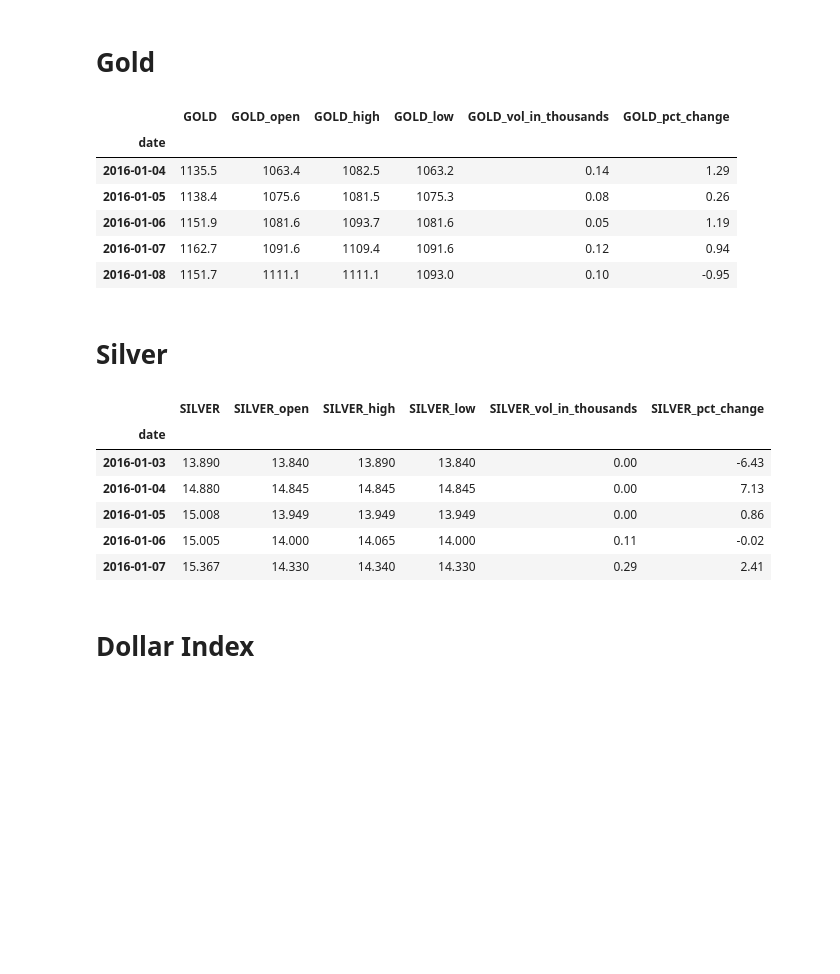
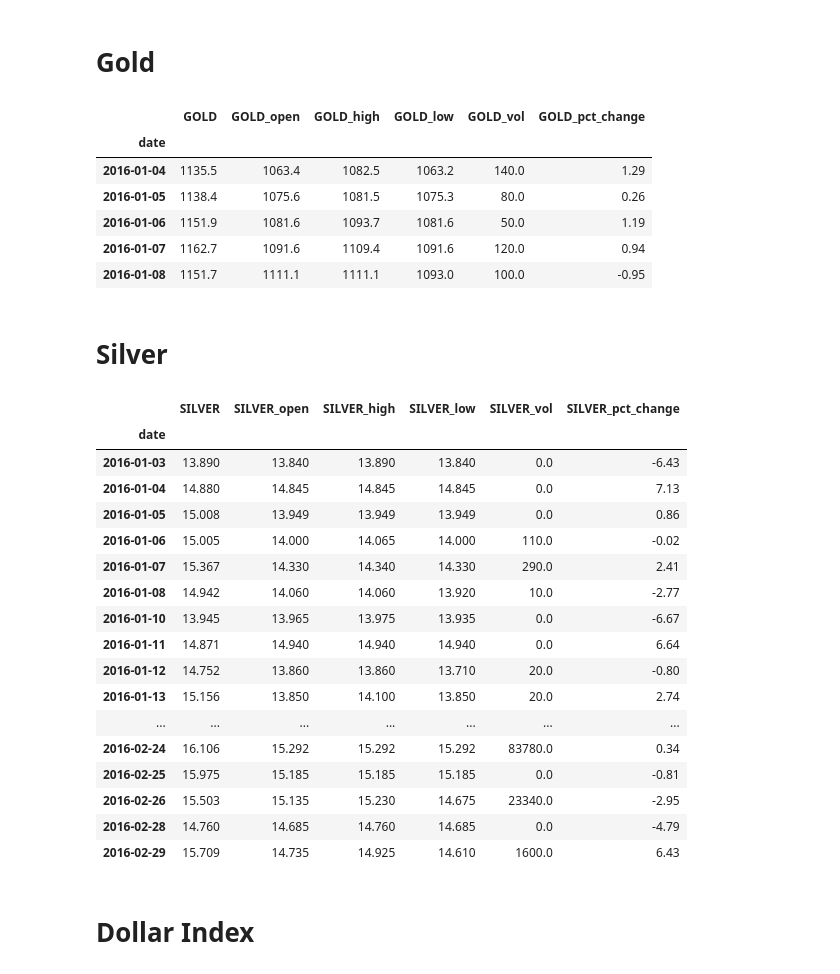
Before and after one commit to HendersonRichardK/Project2, a Jupyter notebook: combining_data.ipynb, the cells around one changed output. Cells and saved outputs as stored; diff of their text form; code cells hidden in the pictures; blank space fills up the shorter version.

Commit message:
Updated data to be consistent in terms of millions, billions, and thousands.

```diff
--- a/combining_data.ipynb
+++ b/combining_data.ipynb
@@ -111,48 +113,61 @@ gold_df = pd.read_csv(gold_data)
 gold_df.rename(columns={'Date':'date'}, inplace=True)
 gold_df['date'] = pd.to_datetime(gold_df['date'])
 gold_df = gold_df.set_index('date')
-gold_df = gold_df.rename(columns={'Price': 'GOLD', 'Change %':'GOLD_pct_change', 'Vol.':'GOLD_vol_in_thousands', 'Low':'GOLD_low', 'High':'GOLD_high', 'Open':'GOLD_open'}).sort_values(by='date')
+gold_df = gold_df.rename(columns={'Price': 'GOLD', 'Change %':'GOLD_pct_change', 'Vol.':'GOLD_vol', 'Low':'GOLD_low', 'High':'GOLD_high', 'Open':'GOLD_open'}).sort_values(by='date')
 gold_df = gold_df.loc["2016-01-01":"2020-06-30"]
 gold_df['GOLD'] = gold_df['GOLD'].str.replace(',', '').astype(float)
 gold_df['GOLD_pct_change'] = gold_df['GOLD_pct_change'].str.replace('%', '').astype(float)
-gold_df['GOLD_vol_in_thousands'] = gold_df['GOLD_vol_in_thousands'].str.replace('-', '0')
-gold_df['GOLD_vol_in_thousands'] = gold_df['GOLD_vol_in_thousands'].str.replace('K', '')
-gold_df['GOLD_vol_in_thousands'] = gold_df['GOLD_vol_in_thousands'].astype(float)
+gold_df['GOLD_vol'] = gold_df['GOLD_vol'].str.replace('-', '0')
+gold_df['GOLD_vol'] = gold_df['GOLD_vol'].str.replace('.', '')
+gold_df['GOLD_vol'] = gold_df['GOLD_vol'].str.replace('K', '0')
+gold_df['GOLD_vol'] = gold_df['GOLD_vol'].astype(float)
 gold_df['GOLD_low'] = gold_df['GOLD_low'].str.replace(',', '').astype(float)
 gold_df['GOLD_high'] = gold_df['GOLD_high'].str.replace(',', '').astype(float)
 gold_df['GOLD_open'] = gold_df['GOLD_open'].str.replace(',', '').astype(float)
 gold_df.head()
 # %% [output]
-|  | GOLD | GOLD_open | GOLD_high | GOLD_low | GOLD_vol_in_thousands | GOLD_pct_change |
+|  | GOLD | GOLD_open | GOLD_high | GOLD_low | GOLD_vol | GOLD_pct_change |
 | date |  |  |  |  |  |  |
-| 2016-01-04 | 1135.5 | 1063.4 | 1082.5 | 1063.2 | 0.14 | 1.29 |
-| 2016-01-05 | 1138.4 | 1075.6 | 1081.5 | 1075.3 | 0.08 | 0.26 |
-| 2016-01-06 | 1151.9 | 1081.6 | 1093.7 | 1081.6 | 0.05 | 1.19 |
-| 2016-01-07 | 1162.7 | 1091.6 | 1109.4 | 1091.6 | 0.12 | 0.94 |
-| 2016-01-08 | 1151.7 | 1111.1 | 1111.1 | 1093.0 | 0.10 | -0.95 |
+| 2016-01-04 | 1135.5 | 1063.4 | 1082.5 | 1063.2 | 140.0 | 1.29 |
+| 2016-01-05 | 1138.4 | 1075.6 | 1081.5 | 1075.3 | 80.0 | 0.26 |
+| 2016-01-06 | 1151.9 | 1081.6 | 1093.7 | 1081.6 | 50.0 | 1.19 |
+| 2016-01-07 | 1162.7 | 1091.6 | 1109.4 | 1091.6 | 120.0 | 0.94 |
+| 2016-01-08 | 1151.7 | 1111.1 | 1111.1 | 1093.0 | 100.0 | -0.95 |
 # %% [markdown]
 # Silver
 # %%
 silver_data = Path("Data/1_data_cleanup/silver.csv")
 silver_df = pd.read_csv(silver_data)
 silver_df.rename(columns={'Date':'date'}, inplace=True)
 silver_df['date'] = pd.to_datetime(silver_df['date'])
 silver_df = silver_df.set_index('date')
-silver_df = silver_df.rename(columns={'Price': 'SILVER', 'Change %':'SILVER_pct_change', 'Vol.':'SILVER_vol_in_thousands', 'Low':'SILVER_low', 'High':'SILVER_high', 'Open':'SILVER_open'}).sort_values(by='date')
+silver_df = silver_df.rename(columns={'Price': 'SILVER', 'Change %':'SILVER_pct_change', 'Vol.':'SILVER_vol', 'Low':'SILVER_low', 'High':'SILVER_high', 'Open':'SILVER_open'}).sort_values(by='date')
 silver_df = silver_df.loc["2016-01-01":"2020-06-30"]
 silver_df['SILVER_pct_change'] = silver_df['SILVER_pct_change'].str.replace('%', '').astype(float)
-silver_df['SILVER_vol_in_thousands'] = silver_df['SILVER_vol_in_thousands'].str.replace('-', '0')
-silver_df['SILVER_vol_in_thousands'] = silver_df['SILVER_vol_in_thousands'].str.replace('K', '')
-silver_df['SILVER_vol_in_thousands'] = silver_df['SILVER_vol_in_thousands'].astype(float)
-silver_df.head()
+silver_df['SILVER_vol'] = silver_df['SILVER_vol'].str.replace('-', '0')
+silver_df['SILVER_vol'] = silver_df['SILVER_vol'].str.replace('.', '')
+silver_df['SILVER_vol'] = silver_df['SILVER_vol'].str.replace('K', '0')
+silver_df['SILVER_vol'] = silver_df['SILVER_vol'].astype(float)
+silver_df.head(50)
 # %% [output]
-|  | SILVER | SILVER_open | SILVER_high | SILVER_low | SILVER_vol_in_thousands | SILVER_pct_change |
+|  | SILVER | SILVER_open | SILVER_high | SILVER_low | SILVER_vol | SILVER_pct_change |
 | date |  |  |  |  |  |  |
-| 2016-01-03 | 13.890 | 13.840 | 13.890 | 13.840 | 0.00 | -6.43 |
-| 2016-01-04 | 14.880 | 14.845 | 14.845 | 14.845 | 0.00 | 7.13 |
-| 2016-01-05 | 15.008 | 13.949 | 13.949 | 13.949 | 0.00 | 0.86 |
-| 2016-01-06 | 15.005 | 14.000 | 14.065 | 14.000 | 0.11 | -0.02 |
-| 2016-01-07 | 15.367 | 14.330 | 14.340 | 14.330 | 0.29 | 2.41 |
+| 2016-01-03 | 13.890 | 13.840 | 13.890 | 13.840 | 0.0 | -6.43 |
+| 2016-01-04 | 14.880 | 14.845 | 14.845 | 14.845 | 0.0 | 7.13 |
+| 2016-01-05 | 15.008 | 13.949 | 13.949 | 13.949 | 0.0 | 0.86 |
+| 2016-01-06 | 15.005 | 14.000 | 14.065 | 14.000 | 110.0 | -0.02 |
+| 2016-01-07 | 15.367 | 14.330 | 14.340 | 14.330 | 290.0 | 2.41 |
+| 2016-01-08 | 14.942 | 14.060 | 14.060 | 13.920 | 10.0 | -2.77 |
+| 2016-01-10 | 13.945 | 13.965 | 13.975 | 13.935 | 0.0 | -6.67 |
+| 2016-01-11 | 14.871 | 14.940 | 14.940 | 14.940 | 0.0 | 6.64 |
+| 2016-01-12 | 14.752 | 13.860 | 13.860 | 13.710 | 20.0 | -0.80 |
+| 2016-01-13 | 15.156 | 13.850 | 14.100 | 13.850 | 20.0 | 2.74 |
+| ... | ... | ... | ... | ... | ... | ... |
+| 2016-02-24 | 16.106 | 15.292 | 15.292 | 15.292 | 83780.0 | 0.34 |
+| 2016-02-25 | 15.975 | 15.185 | 15.185 | 15.185 | 0.0 | -0.81 |
+| 2016-02-26 | 15.503 | 15.135 | 15.230 | 14.675 | 23340.0 | -2.95 |
+| 2016-02-28 | 14.760 | 14.685 | 14.760 | 14.685 | 0.0 | -4.79 |
+| 2016-02-29 | 15.709 | 14.735 | 14.925 | 14.610 | 1600.0 | 6.43 |
 # %% [markdown]
 # Dollar Index
 # %%
```
Also changed, not shown: parts of 12 cells of this notebook, 1 other file.
